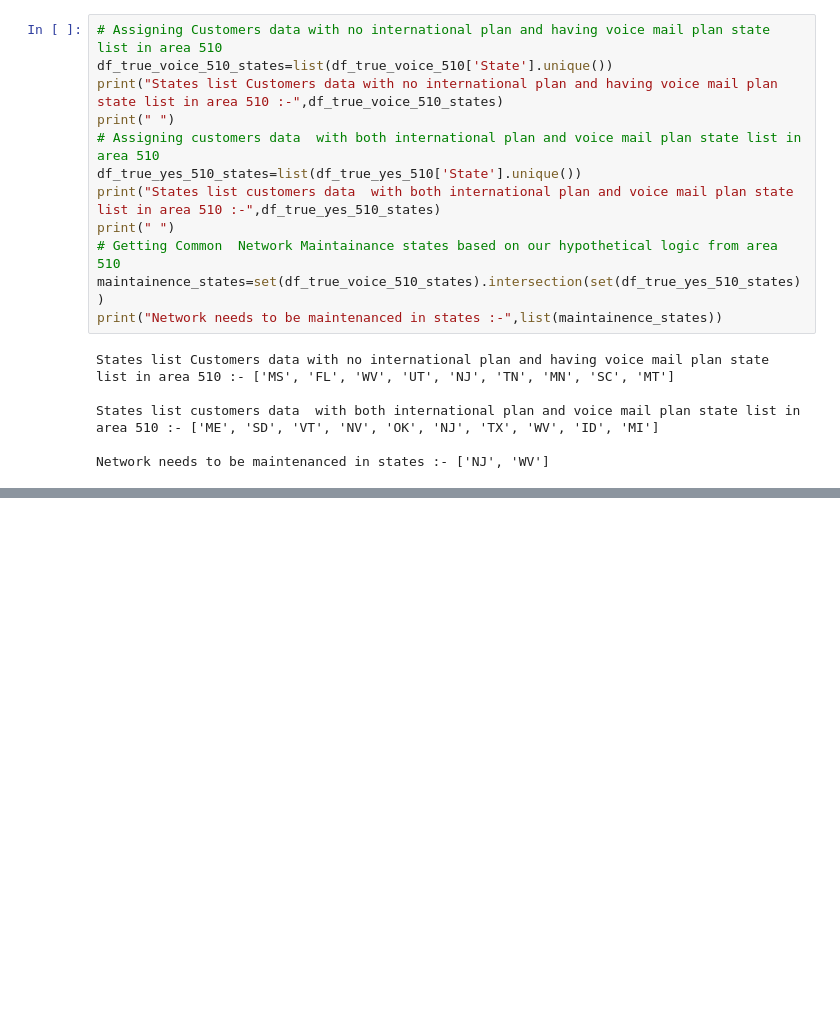
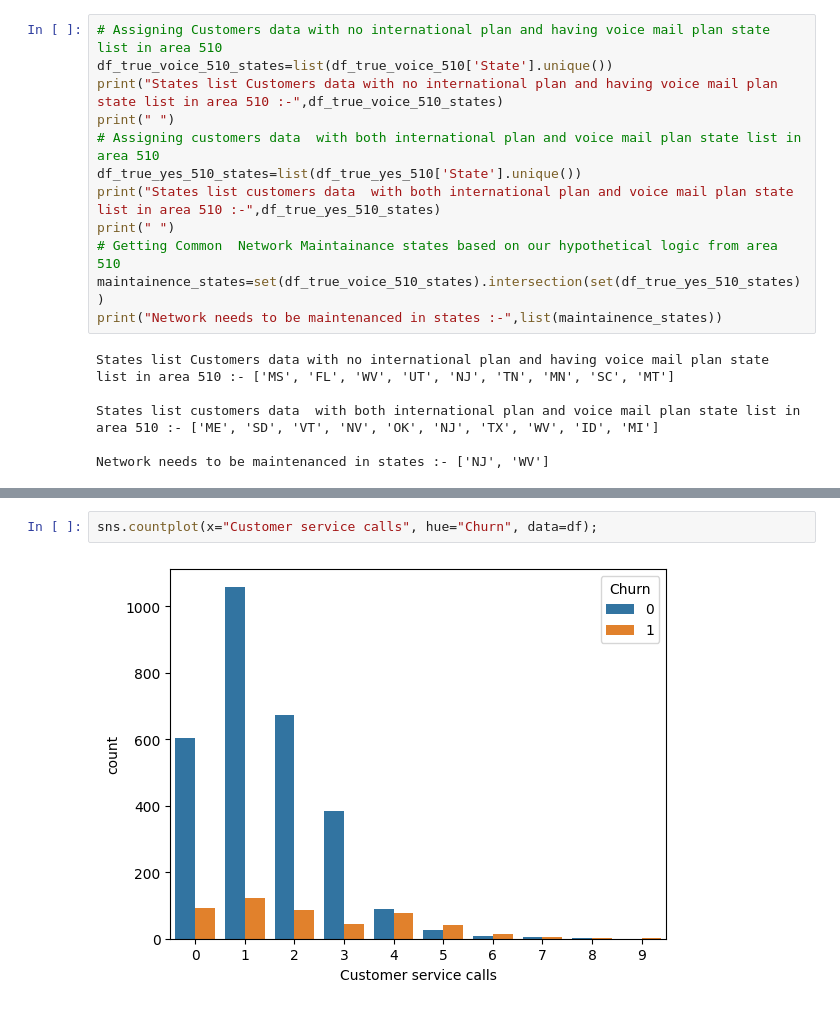
Before and after one commit to shailesh3335/Telecom-Churn-Analysis, a Jupyter notebook: EDA_Telecom_Churn_Analysis.ipynb, the cells around one changed output, grey strips where cells are left out. Cells and saved outputs as stored; diff of their text form; blank space fills up the shorter version.

```diff
--- a/EDA_Telecom_Churn_Analysis.ipynb
+++ b/EDA_Telecom_Churn_Analysis.ipynb
@@ -474,0 +489,4 @@ Poor Netwok States are ['OR', 'NV', 'MA', 'GA', 'NC', 'KS'] and Network needs to
+# %%
+sns.countplot(x="Customer service calls", hue="Churn", data=df);
+# %% [output]
+[figure, added]
```
Also changed, not shown: parts of 28 cells of this notebook.
